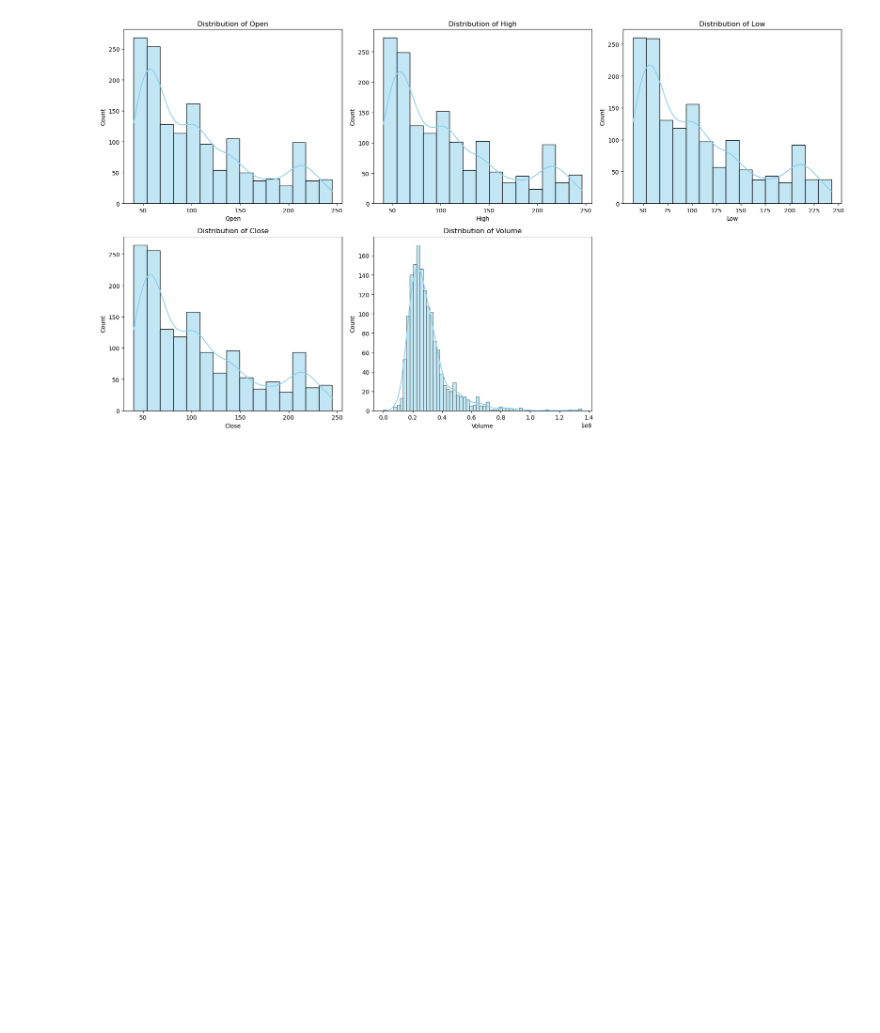
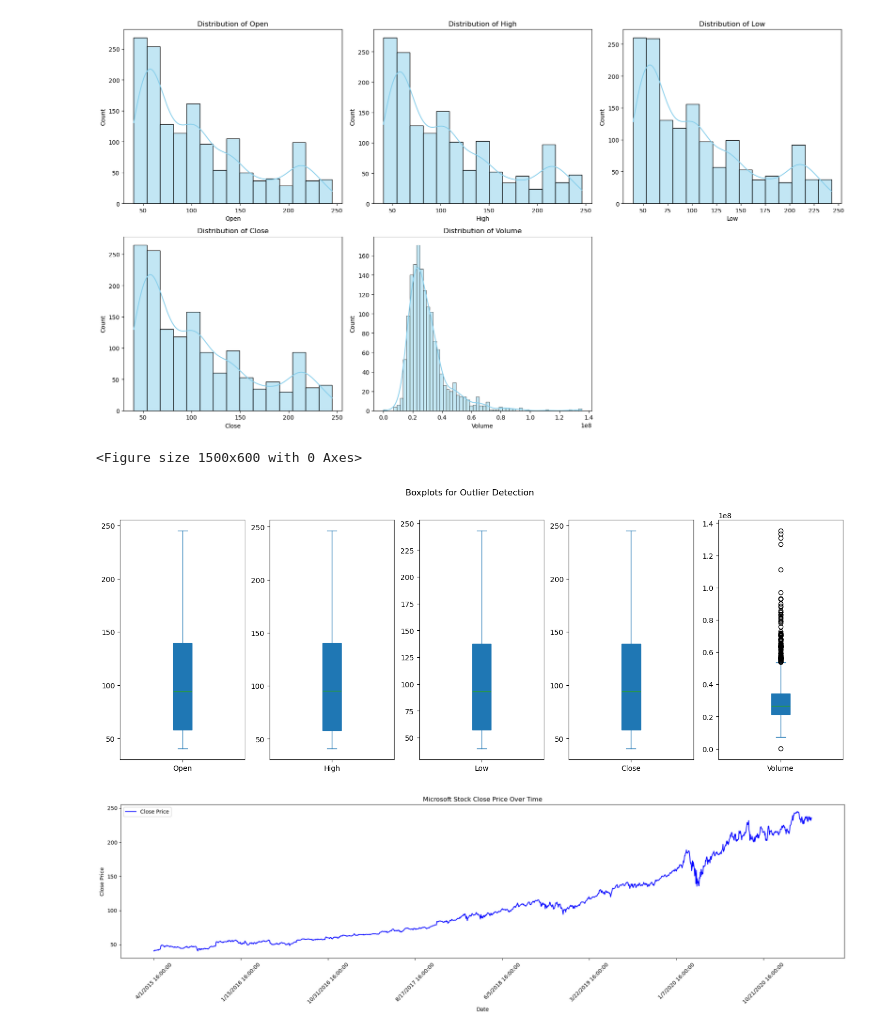
Before and after one commit to Eniiifeoluwa/Microsoft-Stock-Time-Series, a Jupyter notebook: notebooks/EDA.ipynb, the cells around one changed output. Cells and saved outputs as stored; diff of their text form; code cells hidden in the pictures; blank space fills up the shorter version.

```diff
--- a/notebooks/EDA.ipynb
+++ b/notebooks/EDA.ipynb
@@ -97,0 +82,20 @@ plt.show()
+# %%
+plt.figure(figsize=(15, 6))
+dataset.plot(kind='box', subplots=True, layout=(1,5), figsize=(18,6), patch_artist=True)
+plt.suptitle("Boxplots for Outlier Detection")
+plt.show();
+
+close_df = dataset['Close']
+plt.figure(figsize=(20, 6))
+close_df.plot(label='Close Price', color='blue')
+plt.xlabel('Date')
+plt.ylabel('Close Price')
+plt.title('Microsoft Stock Close Price Over Time')
+plt.xticks(rotation=45)
+plt.legend()
+plt.tight_layout()
+plt.show();
+# %% [output]
+<Figure size 1500x600 with 0 Axes>
+[figure, added]
+[figure, added]
```
Also changed, not shown: parts of 1 cell of this notebook, 4 other files.
